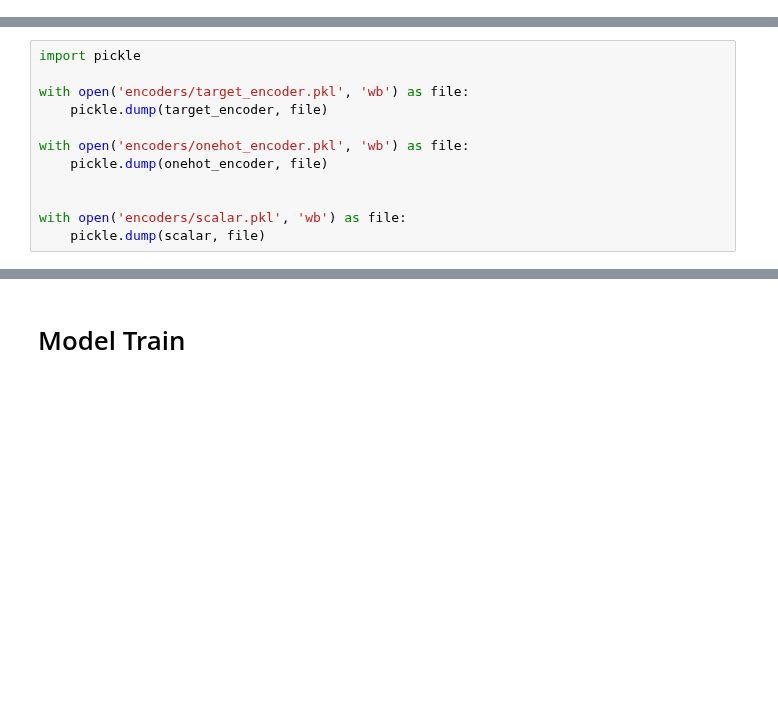
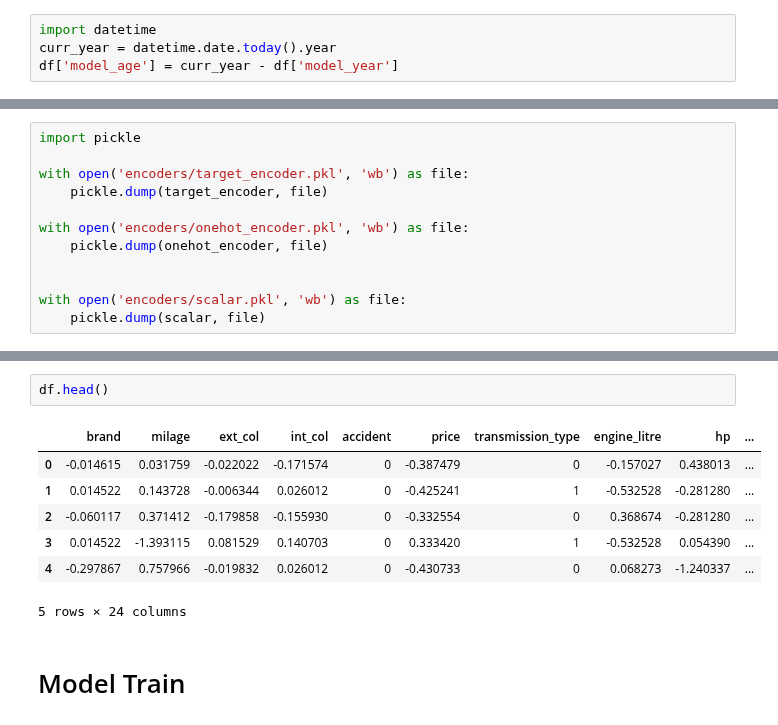
Before and after one commit to S1XTUS/KaggleXFellowShip-Used-Car-Price, a Jupyter notebook: kaggleX_Comp.ipynb, the cells around one changed output, grey strips where cells are left out. Saved outputs shown, nothing was run; the diff lists cells and outputs as text; blank space fills up the shorter version.

```diff
--- a/kaggleX_Comp.ipynb
+++ b/kaggleX_Comp.ipynb
@@ -380 +380,5 @@ df.sample(5)
+# %%
+import datetime
+curr_year = datetime.date.today().year
+df['model_age'] = curr_year - df['model_year']
 # %%
@@ -515,3 +509,13 @@ df.sample(5)
+# %%
+df.head()
+# %% [output]
+|  | brand | milage | ext_col | int_col | accident | price | transmission_type | engine_litre | hp | ... |
+| 0 | -0.014615 | 0.031759 | -0.022022 | -0.171574 | 0 | -0.387479 | 0 | -0.157027 | 0.438013 | ... |
+| 1 | 0.014522 | 0.143728 | -0.006344 | 0.026012 | 0 | -0.425241 | 1 | -0.532528 | -0.281280 | ... |
+| 2 | -0.060117 | 0.371412 | -0.179858 | -0.155930 | 0 | -0.332554 | 0 | 0.368674 | -0.281280 | ... |
+| 3 | 0.014522 | -1.393115 | 0.081529 | 0.140703 | 0 | 0.333420 | 1 | -0.532528 | 0.054390 | ... |
+| 4 | -0.297867 | 0.757966 | -0.019832 | 0.026012 | 0 | -0.430733 | 0 | 0.068273 | -1.240337 | ... |
+5 rows × 24 columns
 # %% [markdown]
 # Model Train
 # %%
```
Also changed, not shown: parts of 16 cells of this notebook, 2 other files.
